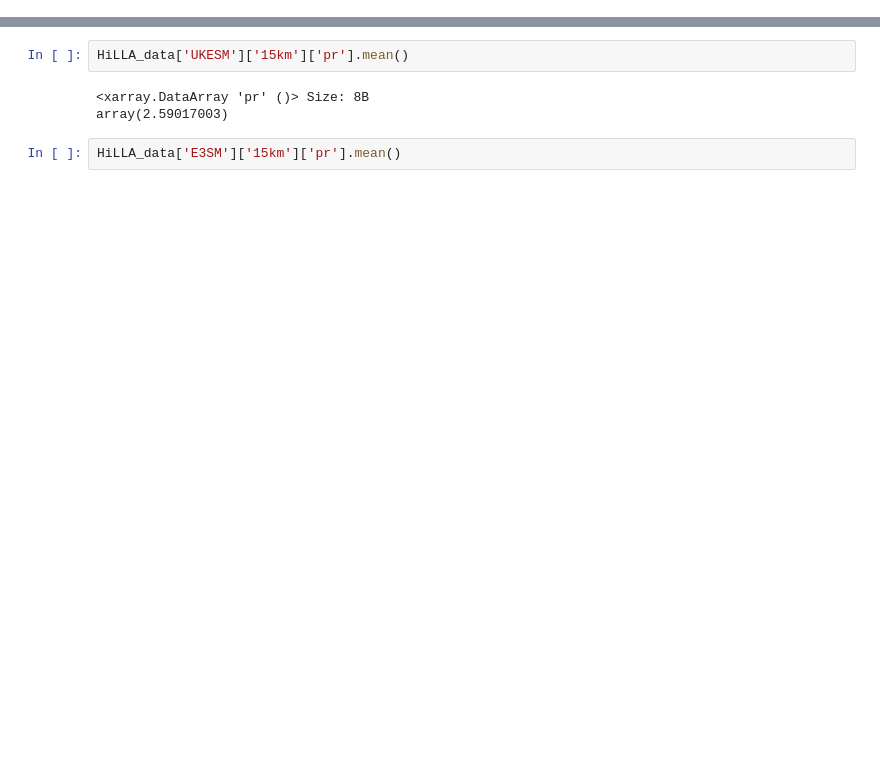
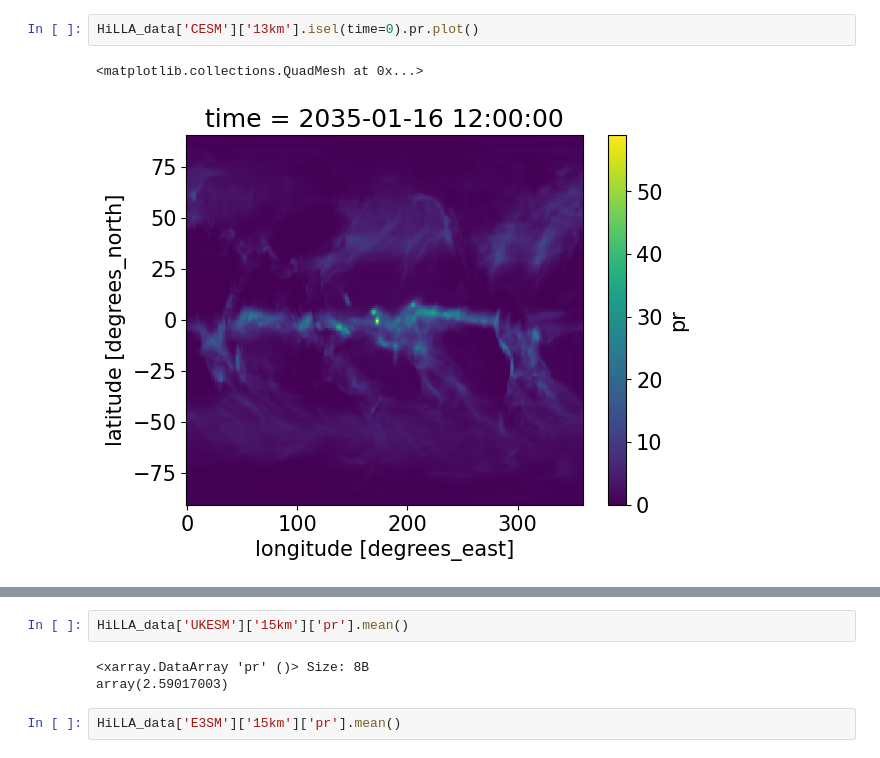
Before and after one commit to alistairduffey/HiLLA_MM, a Jupyter notebook: Prod_analysis/07_precipitation.ipynb, the cells around one changed output, grey strips where cells are left out. Saved outputs shown, nothing was run; the diff lists cells and outputs as text; blank space fills up the shorter version.

```diff
--- a/Prod_analysis/07_precipitation.ipynb
+++ b/Prod_analysis/07_precipitation.ipynb
@@ -151,0 +108,5 @@ SSP245_data = {'UKESM':DS_ssp245_pr_UK*unit_conversion_kg, 'CESM':DS_ssp245_pr_C
+# %%
+HiLLA_data['CESM']['13km'].isel(time=0).pr.plot()
+# %% [output]
+<matplotlib.collections.QuadMesh at 0x...>
+[figure, added]
```
Also changed, not shown: parts of 24 cells of this notebook, 4 other files.
